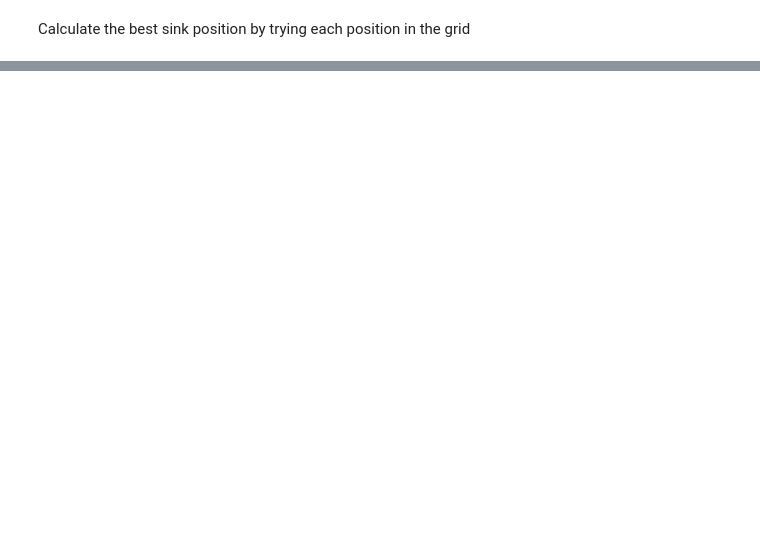
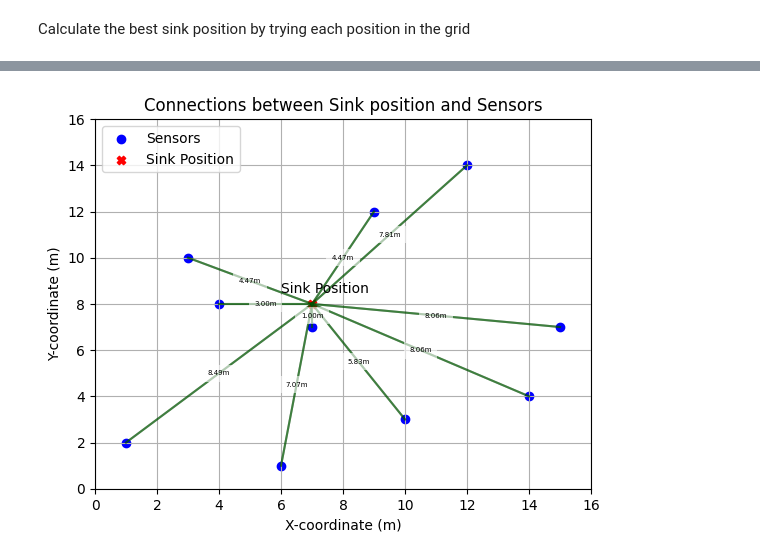
Before and after one commit to GiulianoCrescimbeni/polimi-iot, a Jupyter notebook: Challenge[#1]/Sink Optimization/SinkPositionOptimization.ipynb, the cells around one changed output, grey strips where cells are left out. Drawn from its saved outputs; the diff is of its cells as text; code cells hidden in the pictures; blank space fills up the shorter version.

```diff
--- a/Challenge[#1]/Sink Optimization/SinkPositionOptimization.ipynb
+++ b/Challenge[#1]/Sink Optimization/SinkPositionOptimization.ipynb
@@ -85,0 +108,37 @@ The maximum minimum lifetime at this position is: 1229.5081967213118 s
+# %%
+import numpy as np
+plt.figure()
+
+plt.scatter(x_coords, y_coords, marker='o', color='blue', label='Sensors')
+
+
+#for i in range(10):
+#    plt.text(x_coords[i], y_coords[i] + 0.5, f'Sensor {i} ({x_coords[i]},{y_coords[i]})', color='black')
+
+
+plt.text(7 - 1, 8 + 0.5 , f'Sink Position', color='black')
+
+plt.scatter(7, 8, marker='X', color='red', label=f'Sink Position')
+
+for i in range(10):
+    plt.plot([7, x_coords[i]], [8, y_coords[i]], 'k-', alpha=0.5)
+    xx = (7 + x_coords[i]) / 2
+    yy = (8 + y_coords[i]) / 2
+    plt.plot([7, x_coords[i]], [8, y_coords[i]], 'k-', alpha=0.5, color='green')
+    # plt.text(xx, yy, f'p_r = {p_r[i, tp_index]:.2f}', fontsize=8, ha='center', va='center')
+
+    distance = np.sqrt((7 - x_coords[i])**2 + (8 - y_coords[i])**2)
+
+    # Aggiungi il testo con la distanza
+    plt.text(xx, yy, f'{distance:.2f}m', fontsize=5, ha='center', va='center', color='black', bbox=dict(facecolor='white', alpha=0.6, edgecolor='none'))
+
+plt.xlim(0, 16)
+plt.ylim(0, 16)
+plt.xlabel('X-coordinate (m)')
+plt.ylabel('Y-coordinate (m)')
+plt.title('Connections between Sink position and Sensors')
+plt.legend()
+plt.grid(True)
+plt.show()
+# %% [output]
+[figure, added]
```
Also changed, not shown: parts of 7 cells of this notebook.
